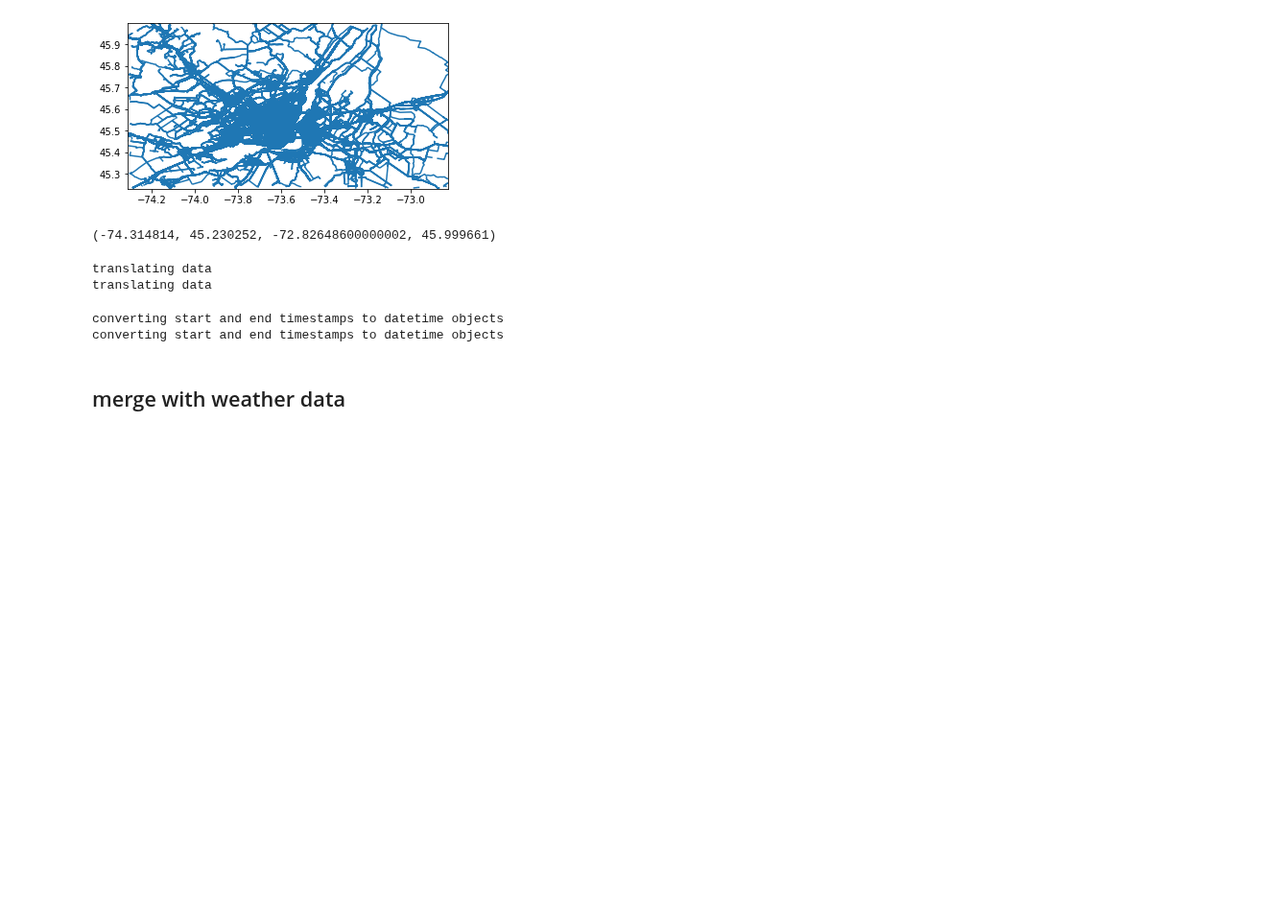
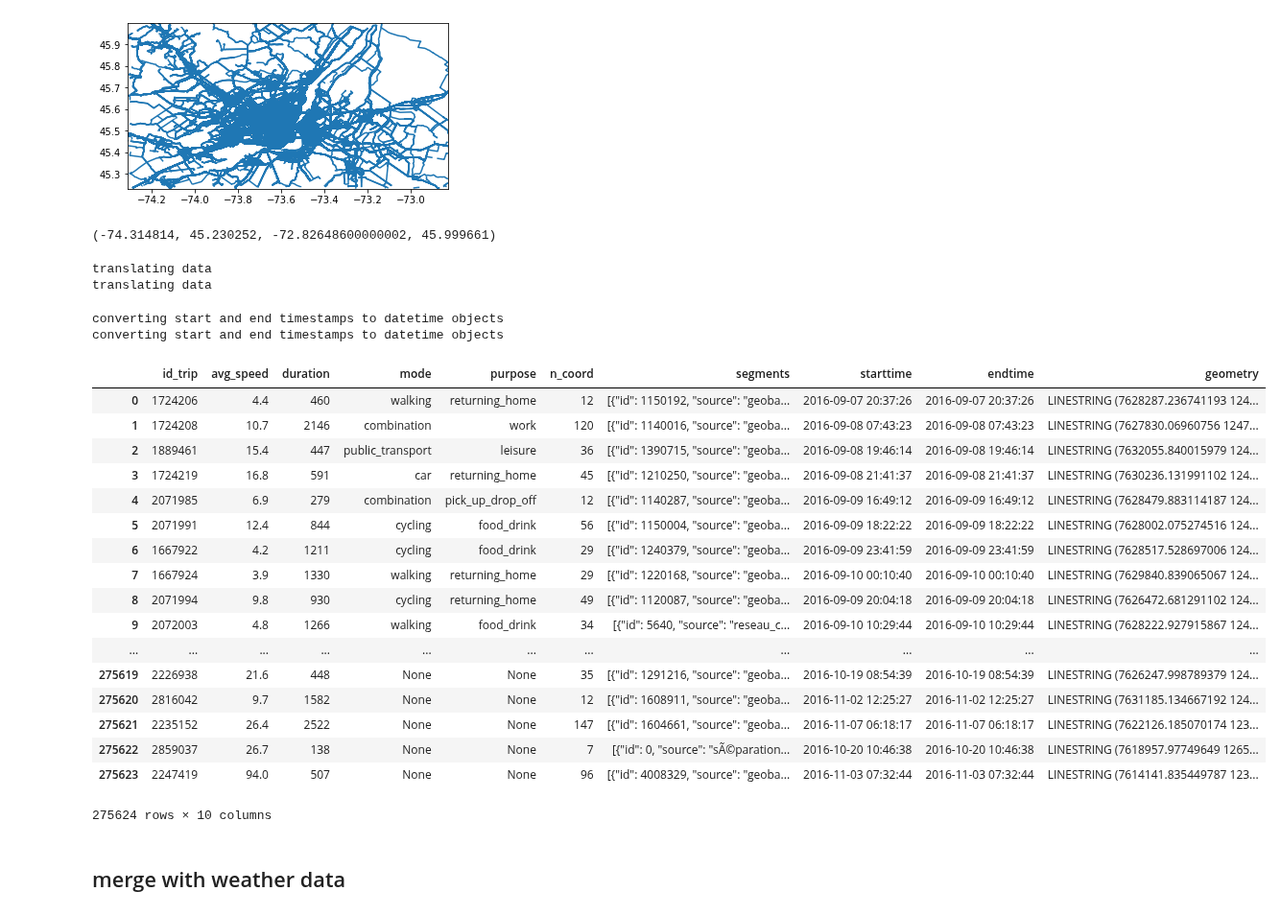
Before and after one commit to Thomasjkeel/Trip_Purpose_Classification, a Jupyter notebook: Notebooks/preprocessing/all_preprocessing.ipynb, the cells around one changed output. Shown at 96% size. Cells and saved outputs as stored; diff of their text form; code cells hidden in the pictures; blank space fills up the shorter version.

Commit message:
fix temporal util script and start moving stuff over to all preprocessing

```diff
--- a/Notebooks/preprocessing/all_preprocessing.ipynb
+++ b/Notebooks/preprocessing/all_preprocessing.ipynb
@@ -92,6 +93,27 @@ gdf_2017 = utils.temporal_utils.remove_timezone(gdf_2017)
 # %% [output]
 converting start and end timestamps to datetime objects
 converting start and end timestamps to datetime objects
+# %%
+gdf_2016
+# %% [output]
+|  | id_trip | avg_speed | duration | mode | purpose | n_coord | segments | starttime | endtime | geometry |
+| 0 | 1724206 | 4.4 | 460 | walking | returning_home | 12 | [{"id": 1150192, "source": "geoba... | 2016-09-07 20:37:26 | 2016-09-07 20:37:26 | LINESTRING (7628287.236741193 124... |
+| 1 | 1724208 | 10.7 | 2146 | combination | work | 120 | [{"id": 1140016, "source": "geoba... | 2016-09-08 07:43:23 | 2016-09-08 07:43:23 | LINESTRING (7627830.06960756 1247... |
+| 2 | 1889461 | 15.4 | 447 | public_transport | leisure | 36 | [{"id": 1390715, "source": "geoba... | 2016-09-08 19:46:14 | 2016-09-08 19:46:14 | LINESTRING (7632055.840015979 124... |
+| 3 | 1724219 | 16.8 | 591 | car | returning_home | 45 | [{"id": 1210250, "source": "geoba... | 2016-09-08 21:41:37 | 2016-09-08 21:41:37 | LINESTRING (7630236.131991102 124... |
+| 4 | 2071985 | 6.9 | 279 | combination | pick_up_drop_off | 12 | [{"id": 1140287, "source": "geoba... | 2016-09-09 16:49:12 | 2016-09-09 16:49:12 | LINESTRING (7628479.883114187 124... |
+| 5 | 2071991 | 12.4 | 844 | cycling | food_drink | 56 | [{"id": 1150004, "source": "geoba... | 2016-09-09 18:22:22 | 2016-09-09 18:22:22 | LINESTRING (7628002.075274516 124... |
+| 6 | 1667922 | 4.2 | 1211 | cycling | food_drink | 29 | [{"id": 1240379, "source": "geoba... | 2016-09-09 23:41:59 | 2016-09-09 23:41:59 | LINESTRING (7628517.528697006 124... |
+| 7 | 1667924 | 3.9 | 1330 | walking | returning_home | 29 | [{"id": 1220168, "source": "geoba... | 2016-09-10 00:10:40 | 2016-09-10 00:10:40 | LINESTRING (7629840.839065067 124... |
+| 8 | 2071994 | 9.8 | 930 | cycling | returning_home | 49 | [{"id": 1120087, "source": "geoba... | 2016-09-09 20:04:18 | 2016-09-09 20:04:18 | LINESTRING (7626472.681291102 124... |
+| 9 | 2072003 | 4.8 | 1266 | walking | food_drink | 34 | [{"id": 5640, "source": "reseau_c... | 2016-09-10 10:29:44 | 2016-09-10 10:29:44 | LINESTRING (7628222.927915867 124... |
+| ... | ... | ... | ... | ... | ... | ... | ... | ... | ... | ... |
+| 275619 | 2226938 | 21.6 | 448 | None | None | 35 | [{"id": 1291216, "source": "geoba... | 2016-10-19 08:54:39 | 2016-10-19 08:54:39 | LINESTRING (7626247.998789379 124... |
+| 275620 | 2816042 | 9.7 | 1582 | None | None | 12 | [{"id": 1608911, "source": "geoba... | 2016-11-02 12:25:27 | 2016-11-02 12:25:27 | LINESTRING (7631185.134667192 124... |
+| 275621 | 2235152 | 26.4 | 2522 | None | None | 147 | [{"id": 1604661, "source": "geoba... | 2016-11-07 06:18:17 | 2016-11-07 06:18:17 | LINESTRING (7622126.185070174 123... |
+| 275622 | 2859037 | 26.7 | 138 | None | None | 7 | [{"id": 0, "source": "sÃ©paration... | 2016-10-20 10:46:38 | 2016-10-20 10:46:38 | LINESTRING (7618957.97749649 1265... |
+| 275623 | 2247419 | 94.0 | 507 | None | None | 96 | [{"id": 4008329, "source": "geoba... | 2016-11-03 07:32:44 | 2016-11-03 07:32:44 | LINESTRING (7614141.835449787 123... |
+275624 rows × 10 columns
 # %% [markdown]
 ## merge with weather data
 # %%
```
Also changed, not shown: parts of 5 cells of this notebook, 2 other files.
